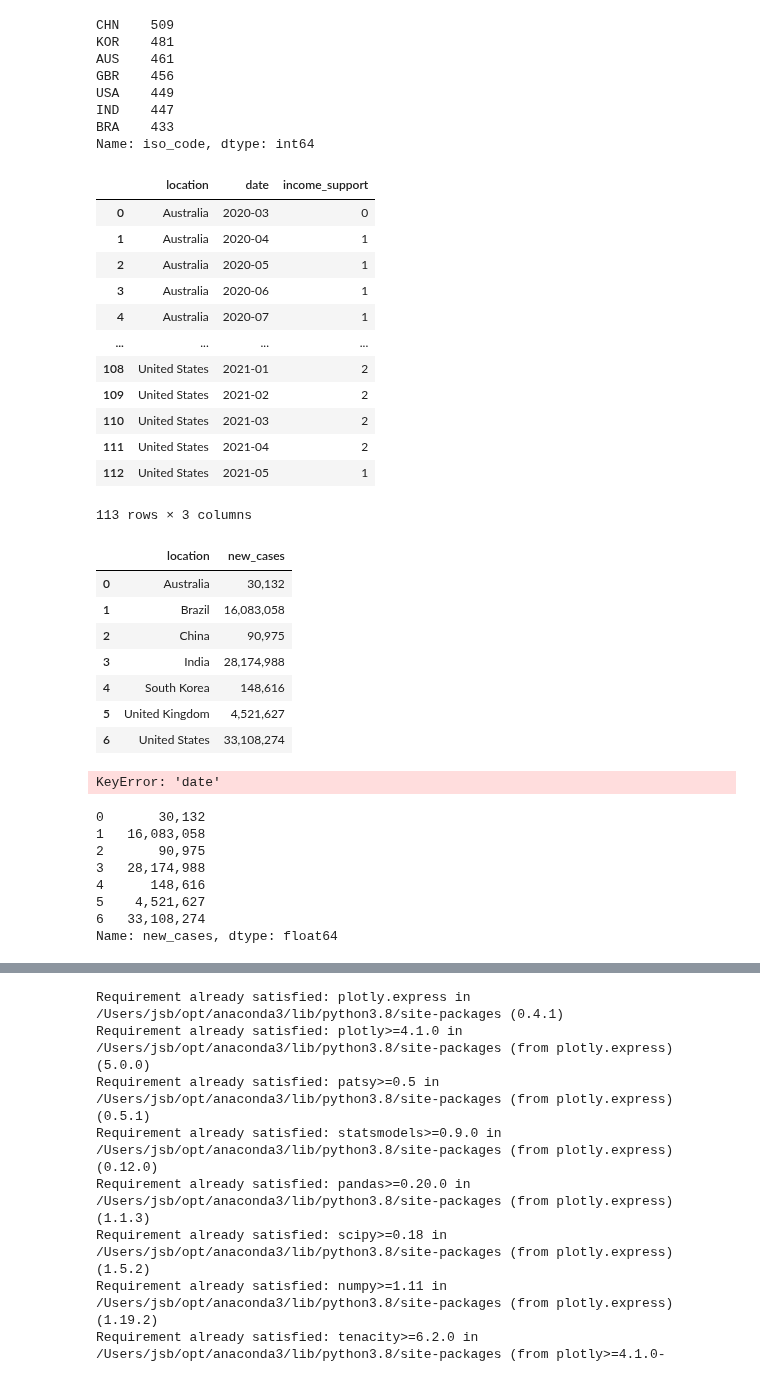
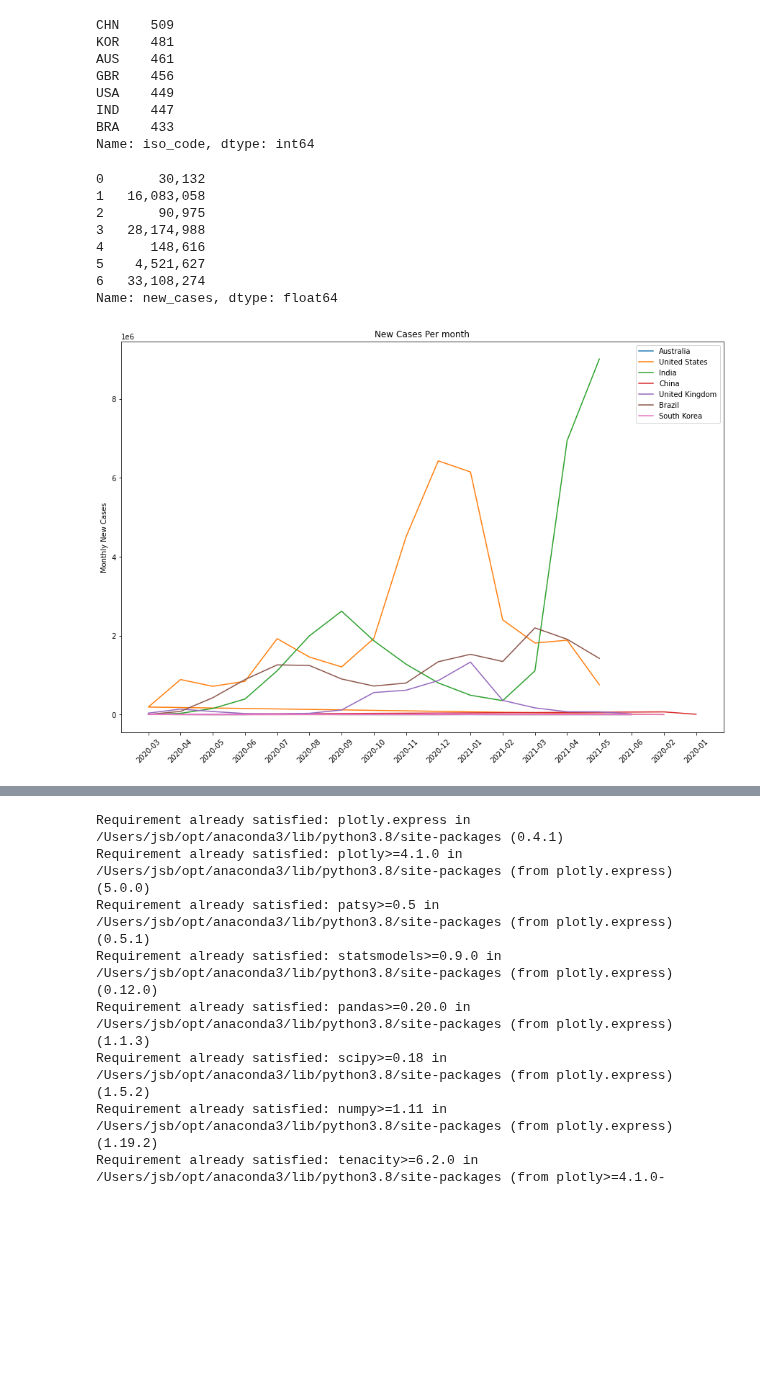
Before and after one commit to nithiyasuresh/Project-1-Covid-PolicyChangesAnalysis, a Jupyter notebook: project1.ipynb, the cells around one changed output, grey strips where cells are left out. Saved outputs shown, nothing was run; the diff lists cells and outputs as text; code cells hidden in the pictures; blank space fills up the shorter version.

```diff
--- a/project1.ipynb
+++ b/project1.ipynb
@@ -224,37 +207,10 @@ BRA    433
 Name: iso_code, dtype: int64
 # %%
 inc_supp = clean_df.groupby(["location","date"],as_index=False)["income_support"].min()
-inc_supp
+# inc_supp
-# %% [output]
-|  | location | date | income_support |
-| 0 | Australia | 2020-03 | 0 |
-| 1 | Australia | 2020-04 | 1 |
-| 2 | Australia | 2020-05 | 1 |
-| 3 | Australia | 2020-06 | 1 |
-| 4 | Australia | 2020-07 | 1 |
-| ... | ... | ... | ... |
-| 108 | United States | 2021-01 | 2 |
-| 109 | United States | 2021-02 | 2 |
-| 110 | United States | 2021-03 | 2 |
-| 111 | United States | 2021-04 | 2 |
-| 112 | United States | 2021-05 | 1 |
-113 rows × 3 columns
 # %%
 new_case = clean_df.groupby(["location"],as_index=False)["new_cases"].sum()
-new_case
+# new_case
-# %% [output]
-|  | location | new_cases |
-| 0 | Australia | 30,132 |
-| 1 | Brazil | 16,083,058 |
-| 2 | China | 90,975 |
-| 3 | India | 28,174,988 |
-| 4 | South Korea | 148,616 |
-| 5 | United Kingdom | 4,521,627 |
-| 6 | United States | 33,108,274 |
-# %%
-type(new_case["date"])
-# %% [output]
-KeyError: 'date'
 # %%
 new_case.loc[:,"new_cases"]
 # %% [output]
@@ -267,21 +223,23 @@ new_case.loc[:,"new_cases"]
 6   33,108,274
 Name: new_cases, dtype: float64
 # %%
-# fig,ax = plt.subplots(figsize=(15,10))
-# countries = ['Australia', 'United States', 'India', 'China', 'United Kingdom', 'Brazil', 'South Korea']
-# for country in countries:
-#     monthly_new_cases = clean_df[(clean_df["location"] == country)].groupby(['date'])['new_cases'].sum()
-#     income_support = clean_df[(clean_df["location"] == country)].groupby(['date'])['income_support'].max()
+fig,ax = plt.subplots(figsize=(15,10))
+countries = ['Australia', 'United States', 'India', 'China', 'United Kingdom', 'Brazil', 'South Korea']
+for country in countries:
+    monthly_new_cases = clean_df[(clean_df["location"] == country)].groupby(['date'])['new_cases'].sum()
+    income_support = clean_df[(clean_df["location"] == country)].groupby(['date'])['income_support'].max()
 
-#     ax.set_ylabel("Monthly New Cases")
-#     ax.plot(monthly_new_cases, label = country)
+    ax.set_ylabel("Monthly New Cases")
+    ax.plot(monthly_new_cases, label = country)
 
-# ax.set_ylabel('Monthly New Cases')
-# ax.set_title('New Cases Per month')
-# ax.legend()
-# plt.xticks(rotation=45)
-# # plt.savefig("output/new_cases_7_each_country_line_plot.png")
-# plt.show()
+ax.set_ylabel('Monthly New Cases')
+ax.set_title('New Cases Per month')
+ax.legend()
+plt.xticks(rotation=45)
+# plt.savefig("output/new_cases_7_each_country_line_plot.png")
+plt.show()
+# %% [output]
+[figure, added]
 # %%
 # pd.plotting.deregister_matplotlib_converters()
 plt.figure(figsize=(18,6))
```
Also changed, not shown: parts of 9 cells of this notebook, 4 other files.
